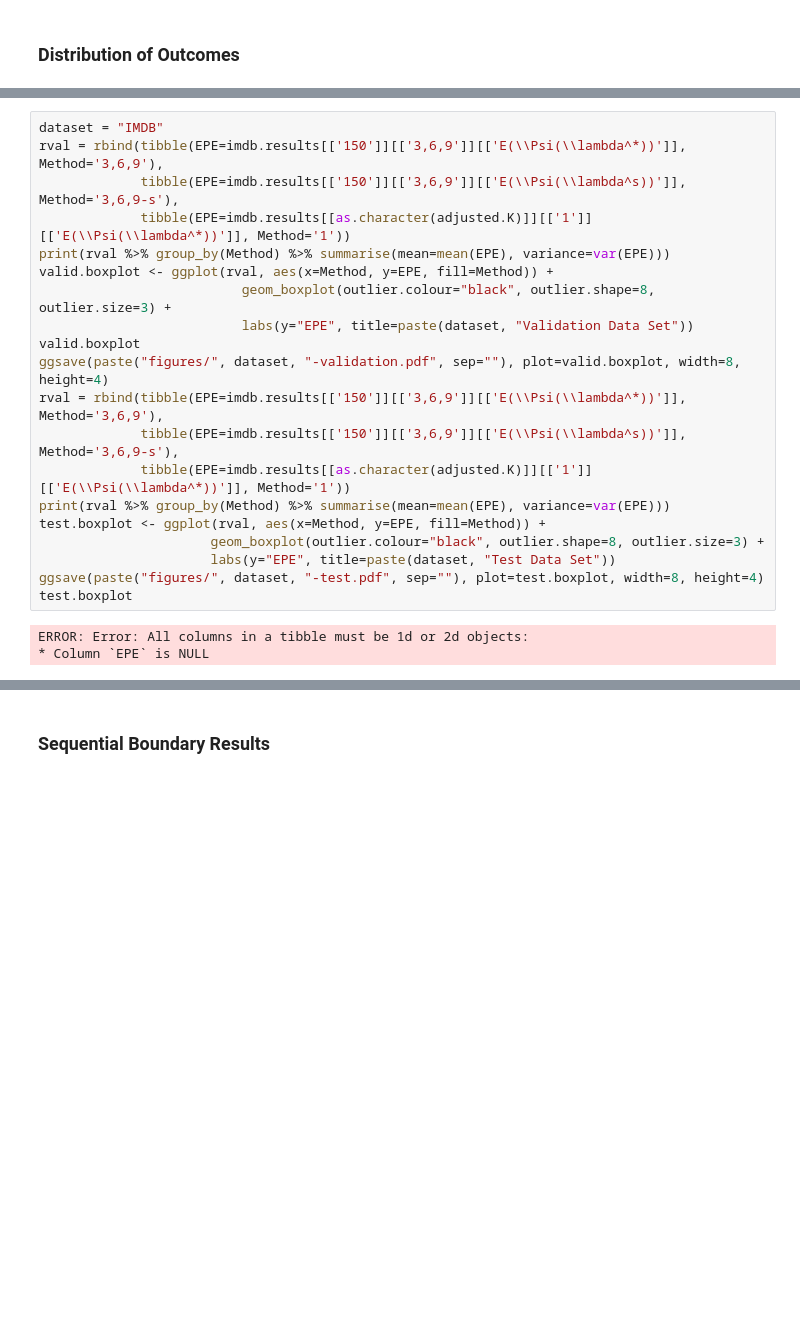
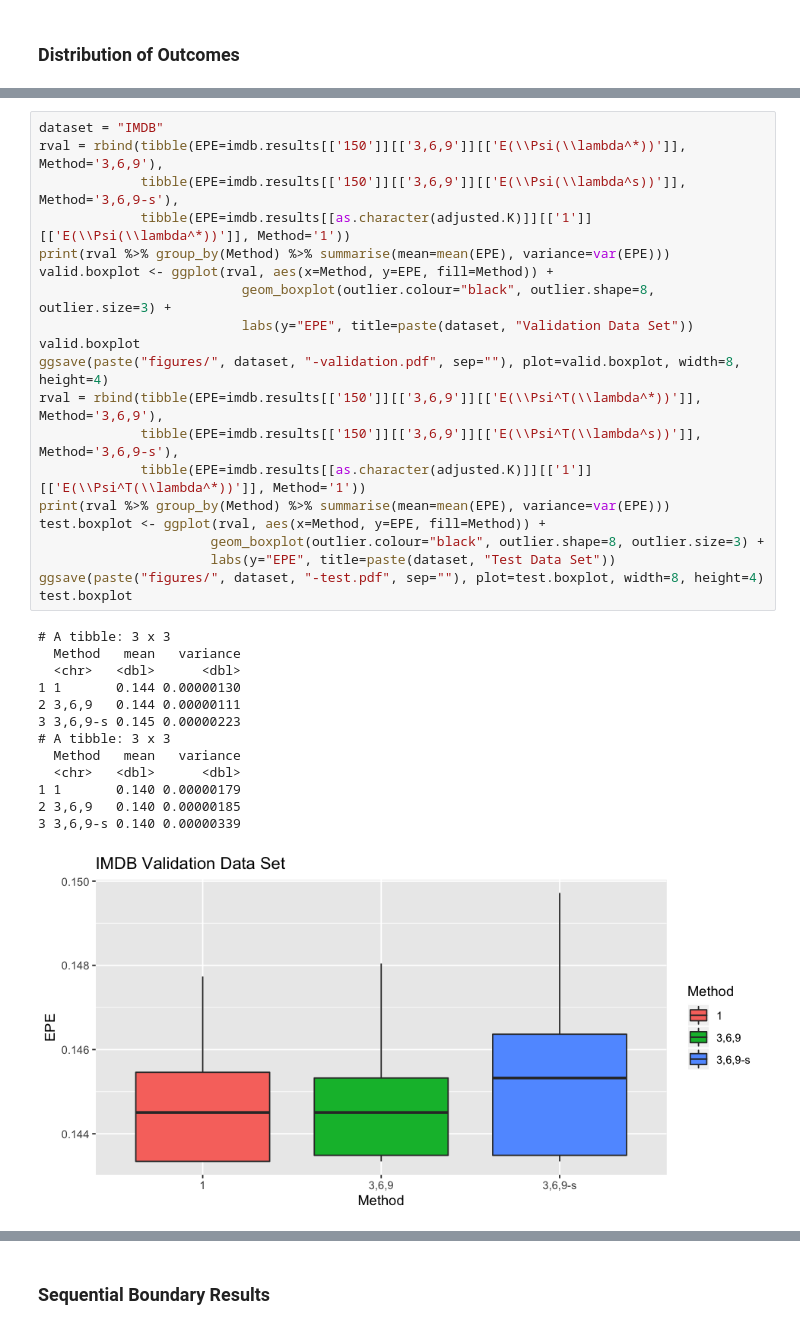
Before and after one commit to LarsHH/reproducible-hyperparameter-optimization-jcgs-2019, a Jupyter notebook: evaluation.ipynb, the cells around one changed output, grey strips where cells are left out. Drawn from its saved outputs; the diff is of its cells as text; blank space fills up the shorter version.

```diff
--- a/evaluation.ipynb
+++ b/evaluation.ipynb
@@ -849,23 +807,34 @@ if (adjusted.K > length(unique(imdb$Lambda))){
 # %%
 dataset = "IMDB"
 rval = rbind(tibble(EPE=imdb.results[['150']][['3,6,9']][['E(\\Psi(\\lambda^*))']], Method='3,6,9'),
              tibble(EPE=imdb.results[['150']][['3,6,9']][['E(\\Psi(\\lambda^s))']], Method='3,6,9-s'),
              tibble(EPE=imdb.results[[as.character(adjusted.K)]][['1']][['E(\\Psi(\\lambda^*))']], Method='1'))
 print(rval %>% group_by(Method) %>% summarise(mean=mean(EPE), variance=var(EPE)))
 valid.boxplot <- ggplot(rval, aes(x=Method, y=EPE, fill=Method)) +
                           geom_boxplot(outlier.colour="black", outlier.shape=8, outlier.size=3) +
                           labs(y="EPE", title=paste(dataset, "Validation Data Set"))
 valid.boxplot
 ggsave(paste("figures/", dataset, "-validation.pdf", sep=""), plot=valid.boxplot, width=8, height=4)
-rval = rbind(tibble(EPE=imdb.results[['150']][['3,6,9']][['E(\\Psi(\\lambda^*))']], Method='3,6,9'),
-             tibble(EPE=imdb.results[['150']][['3,6,9']][['E(\\Psi(\\lambda^s))']], Method='3,6,9-s'),
-             tibble(EPE=imdb.results[[as.character(adjusted.K)]][['1']][['E(\\Psi(\\lambda^*))']], Method='1'))
+rval = rbind(tibble(EPE=imdb.results[['150']][['3,6,9']][['E(\\Psi^T(\\lambda^*))']], Method='3,6,9'),
+             tibble(EPE=imdb.results[['150']][['3,6,9']][['E(\\Psi^T(\\lambda^s))']], Method='3,6,9-s'),
+             tibble(EPE=imdb.results[[as.character(adjusted.K)]][['1']][['E(\\Psi^T(\\lambda^*))']], Method='1'))
 print(rval %>% group_by(Method) %>% summarise(mean=mean(EPE), variance=var(EPE)))
 test.boxplot <- ggplot(rval, aes(x=Method, y=EPE, fill=Method)) +
                       geom_boxplot(outlier.colour="black", outlier.shape=8, outlier.size=3) +
                       labs(y="EPE", title=paste(dataset, "Test Data Set"))
 ggsave(paste("figures/", dataset, "-test.pdf", sep=""), plot=test.boxplot, width=8, height=4)
 test.boxplot
 # %% [output]
-ERROR: Error: All columns in a tibble must be 1d or 2d objects:
-* Column `EPE` is NULL
+# A tibble: 3 x 3
+  Method   mean   variance
+  <chr>   <dbl>      <dbl>
+1 1       0.144 0.00000130
+2 3,6,9   0.144 0.00000111
+3 3,6,9-s 0.145 0.00000223
+# A tibble: 3 x 3
+  Method   mean   variance
+  <chr>   <dbl>      <dbl>
+1 1       0.140 0.00000179
+2 3,6,9   0.140 0.00000185
+3 3,6,9-s 0.140 0.00000339
+[figure, added]
```
Also changed, not shown: parts of 56 cells of this notebook.
